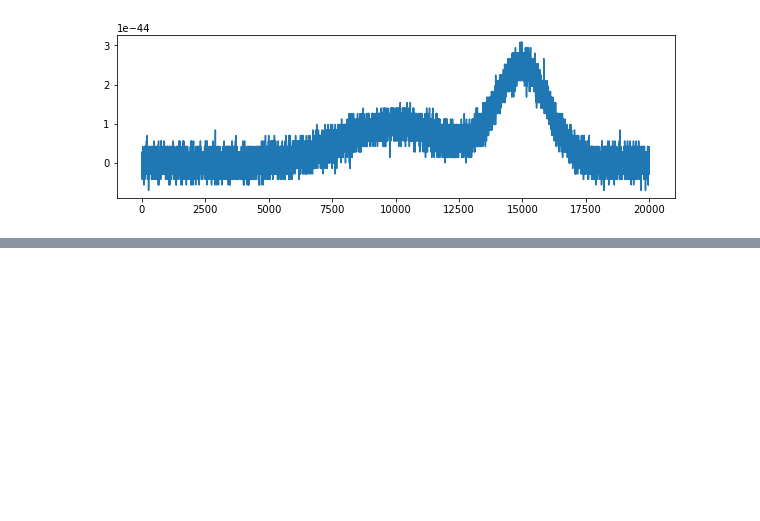
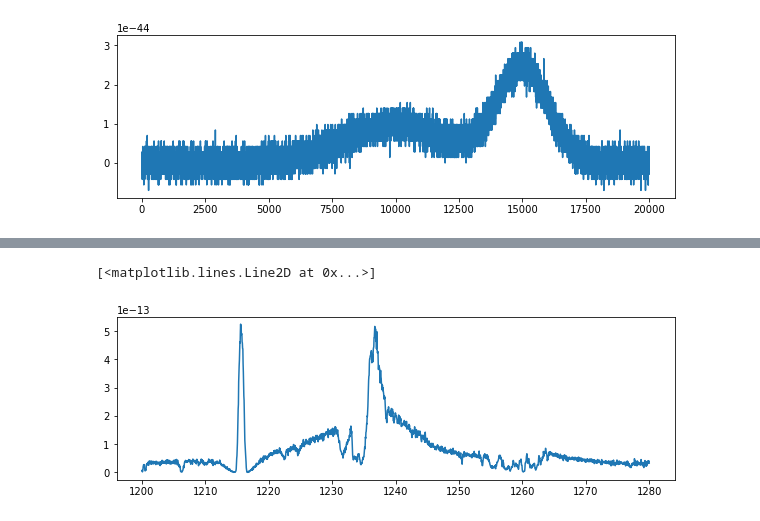
Before and after one commit to ibusko/experiments_specviz, a Jupyter notebook: experiment_normalization.ipynb, the cells around one changed output, grey strips where cells are left out. Saved outputs shown, nothing was run; the diff lists cells and outputs as text; code cells hidden in the pictures; blank space fills up the shorter version.

```diff
--- a/experiment_normalization.ipynb
+++ b/experiment_normalization.ipynb
@@ -401,0 +402,15 @@ Optimization terminated successfully.
+# %%
+hdulist = fits.open('data/combined_13330_G130M_v40_bin4.fits')
+flux = hdulist[1].data['flux'][0]
+wave = hdulist[1].data['wavelength'][0]
+
+i1 = np.where(wave < 1280.)
+i2 = np.where(wave[i1] > 1200.)
+w = wave[i2]
+f = flux[i2]
+
+plt.figure(figsize=(10, 3))
+plt.plot(w, f)
+# %% [output]
+[<matplotlib.lines.Line2D at 0x...>]
+[figure, added]
```
Also changed, not shown: parts of 6 cells of this notebook.
